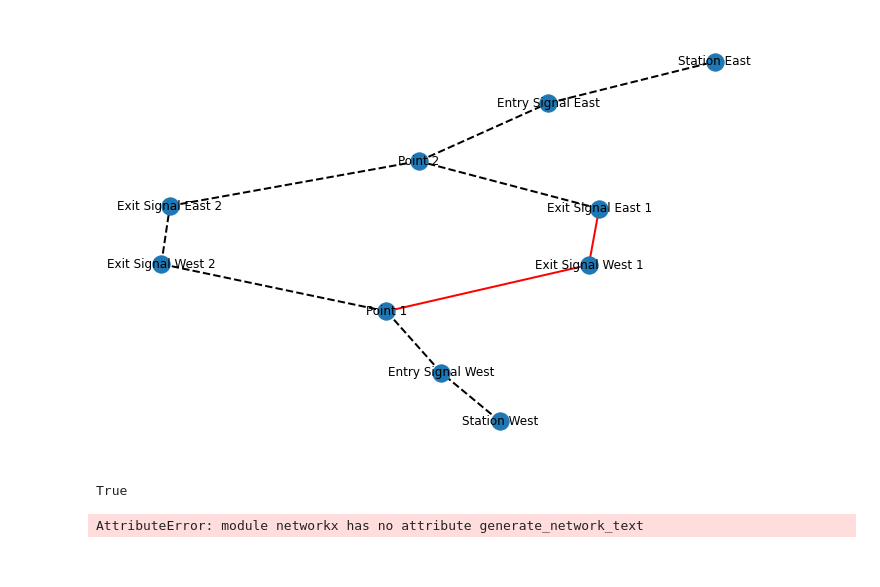
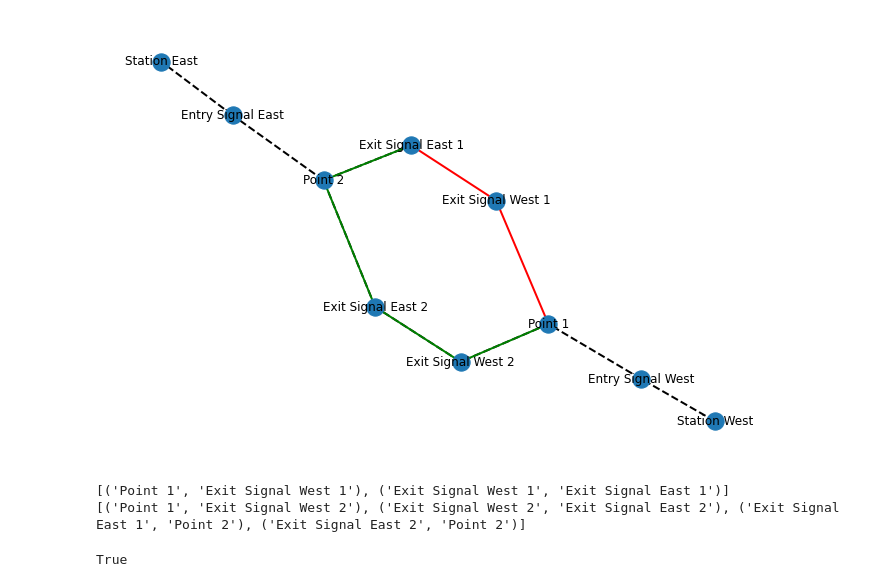
Before and after one commit to amirrr/train-track-challenge, a Jupyter notebook: logic.ipynb, the cells around one changed output. Drawn from its saved outputs; the diff is of its cells as text; code cells hidden in the pictures.

```diff
--- a/logic.ipynb
+++ b/logic.ipynb
@@ -156,37 +150,37 @@ json_string = """
 {
     "station_graph": [
         {"start": "Station West", "end": "Entry Signal West" },
         {"start": "Entry Signal West", "end": "Point 1" },
         {"start": "Point 1", "end": "Exit Signal West 1" },
         {"start": "Point 1", "end": "Exit Signal West 2" },
         {"start": "Exit Signal West 1", "end": "Exit Signal East 1" },
         {"start": "Exit Signal West 2", "end": "Exit Signal East 2" },
         {"start": "Exit Signal East 1", "end": "Point 2" },
         {"start": "Exit Signal East 2", "end": "Point 2" },
         {"start": "Point 2", "end": "Entry Signal East" },
         {"start": "Entry Signal East", "end": "Station East" }
     ],
     "routes": [
         {"start": "Entry Signal West", "end": "Exit Signal East 1", "occupied": false },
         {"start": "Entry Signal West", "end": "Exit Signal East 2", "occupied": false },
         {"start": "Exit Signal East 1", "end": "Station East", "occupied": false },
         {"start": "Exit Signal East 2", "end": "Station East", "occupied": false },
         {"start": "Entry Signal East", "end": "Exit Signal West 1", "occupied": false },
         {"start": "Entry Signal East", "end": "Exit Signal West 2", "occupied": false },
         {"start": "Point 1", "end": "Exit Signal East 1", "occupied": true },
         {"start": "Exit Signal West 2", "end": "Station West", "occupied": false }
     ],
-    "check_route": {"start": "Exit Signal East 1", "end": "Exit Signal East 1" }
+    "check_route": {"start": "Point 1", "end": "Exit Signal East 1" }
 }
 """
 
 t = TrainTrack(json.loads(json_string))
 t.plot_graph()
+print(t.get_occupied_edges())
+print(t.get_interested_edges())
 t.is_it_possible_to_travle()
 # %% [output]
-[figure, old version]
+[figure, new version]
-True
+[('Point 1', 'Exit Signal West 1'), ('Exit Signal West 1', 'Exit Signal East 1')]
+[('Point 1', 'Exit Signal West 2'), ('Exit Signal West 2', 'Exit Signal East 2'), ('Exit Signal East 1', 'Point 2'), ('Exit Signal East 2', 'Point 2')]
+True
-# %%
-t.plot_ascii_graph()
-# %% [output]
-AttributeError: module networkx has no attribute generate_network_text
```
Also changed, not shown: parts of 2 cells of this notebook, 2 other files.
